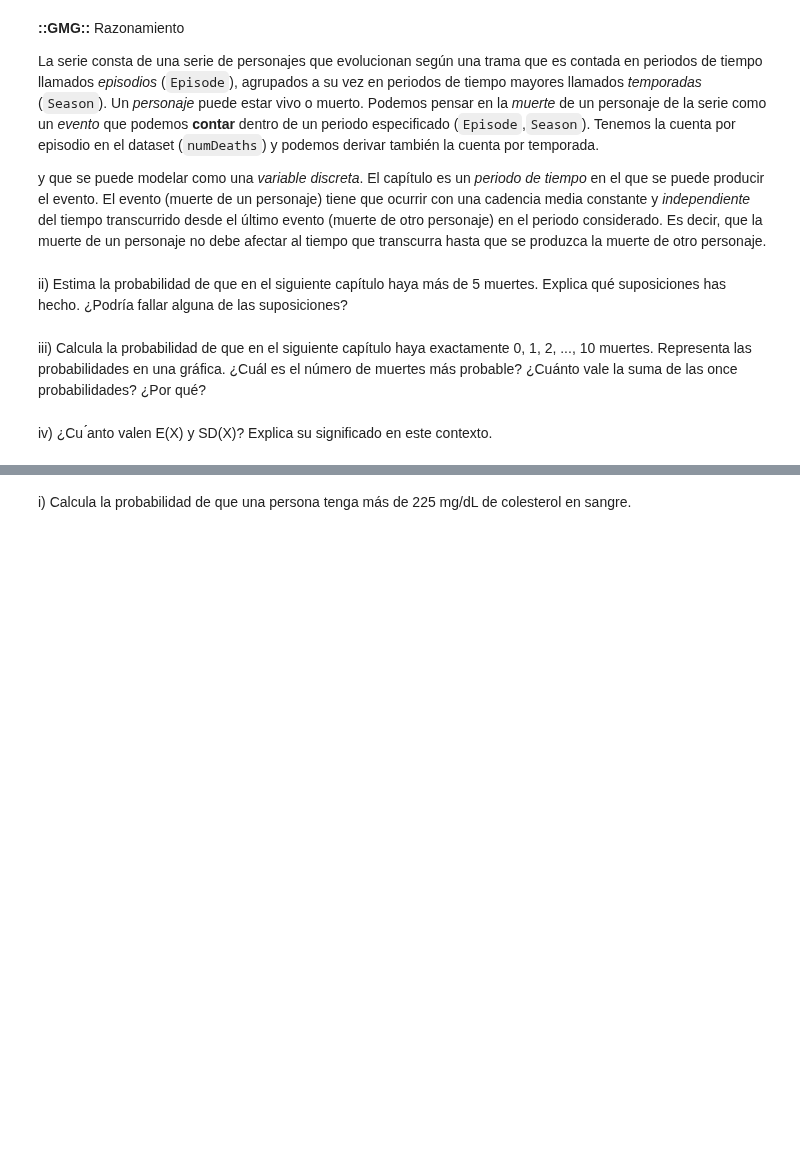
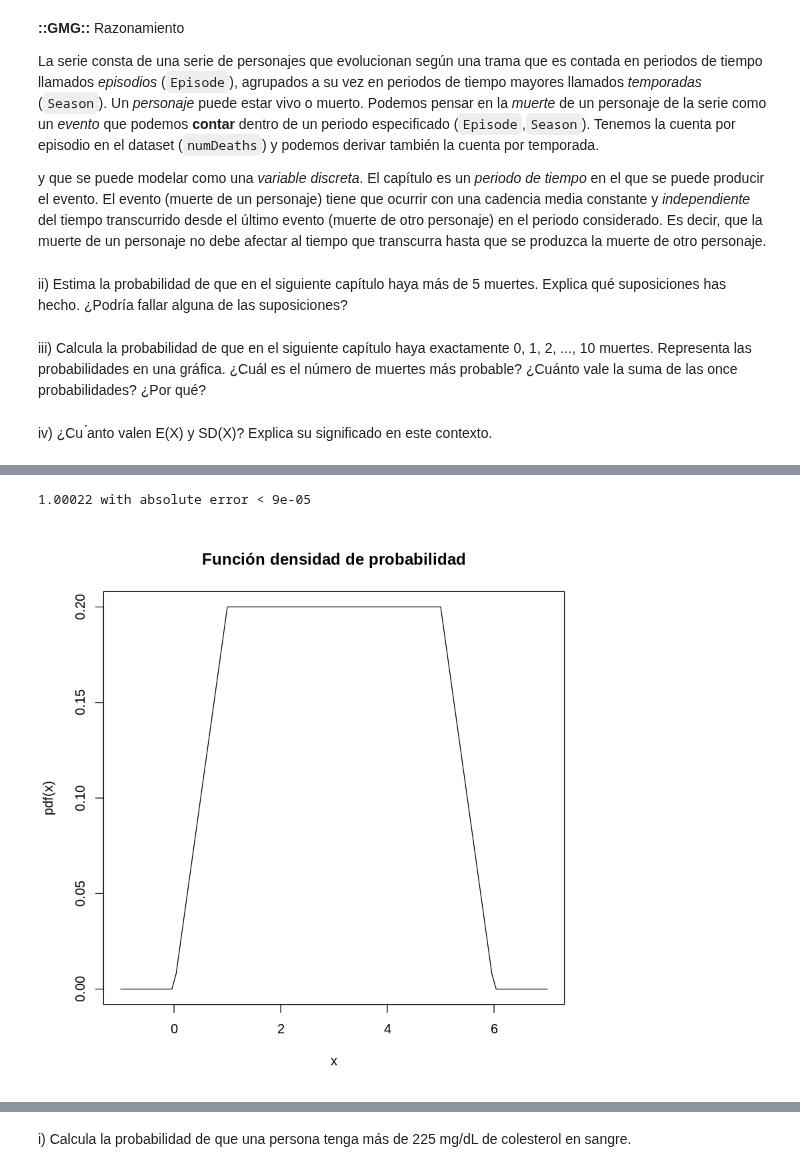
Before and after one commit to yerartdev/uc-m1965-stats, a Jupyter notebook: p2/practica2-gerardo-de-miguel.gonzalez.ipynb, the cells around one changed output, grey strips where cells are left out. Saved outputs shown, nothing was run; the diff lists cells and outputs as text; code cells hidden in the pictures; blank space fills up the shorter version.

Commit message:
stats-i: práctica 2, problema 3, función definida por partes; solamente falta problema 2: NumDeaths por episodio GoT

```diff
--- a/p2/practica2-gerardo-de-miguel.gonzalez.ipynb
+++ b/p2/practica2-gerardo-de-miguel.gonzalez.ipynb
@@ -271,0 +286,22 @@ iii) ¿Cuánto vale E(X)?
+# %%
+#::GMG::Defino la función
+pdf.X <- function (h, x) {
+    ifelse(x >= 0  & x < 1, h*x,
+      ifelse(x >= 1 & x < 5,h,
+        ifelse(x >= 5 & x < 6, h*(6 - x),0)
+      )
+    )
+}
+# %%
+#::GMG::Compruebo que es una pdf
+integrate(f = pdf.X,lower = 0, upper = 6, h = 1/4.9989)
+# %% [output]
+1.00022 with absolute error < 9e-05
+# %%
+#::GMG::Dibujo la pdf
+curve(expr = pdf.X(1/4.9989,x),
+      from = -1, to = 7,
+      xlab = 'x', ylab = 'pdf(x)')
+title('Función densidad de probabilidad')
+# %% [output]
+[figure, added]
```
Also changed, not shown: parts of 15 cells of this notebook.
